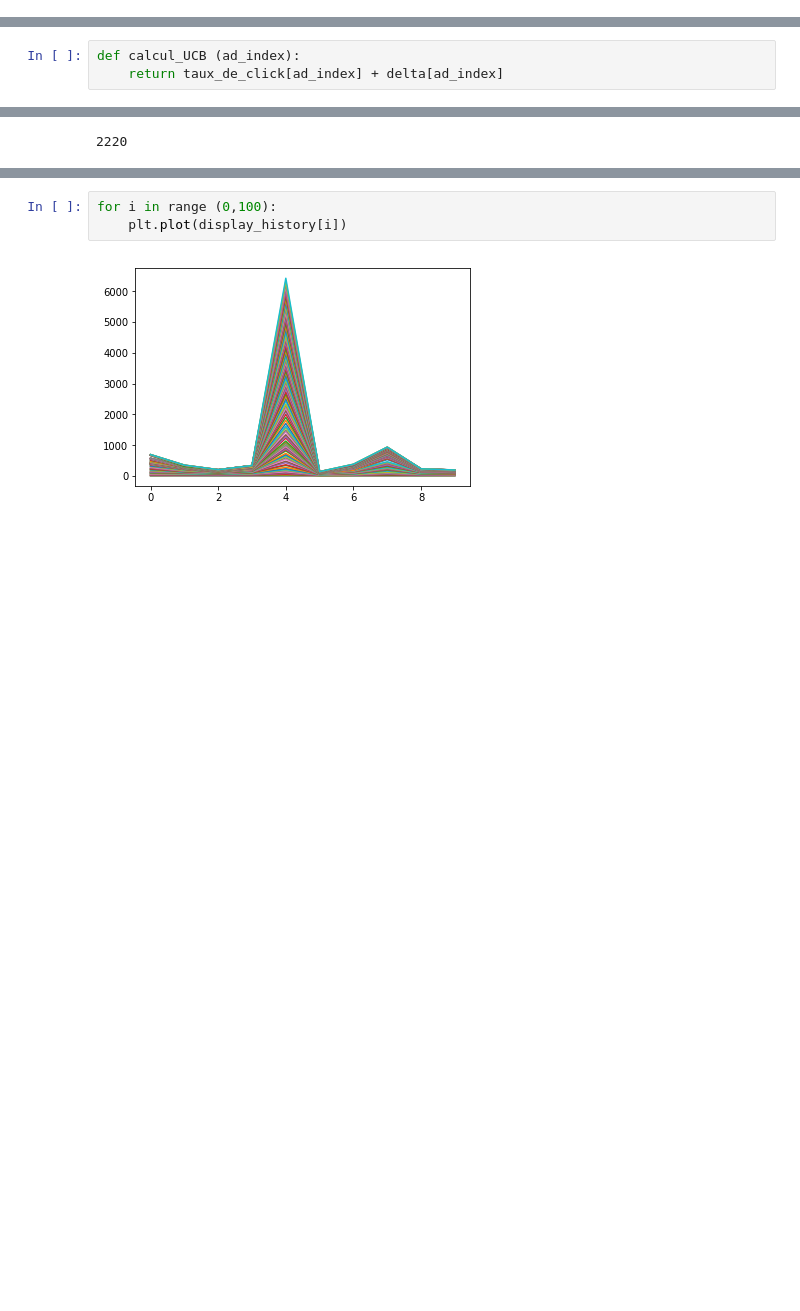
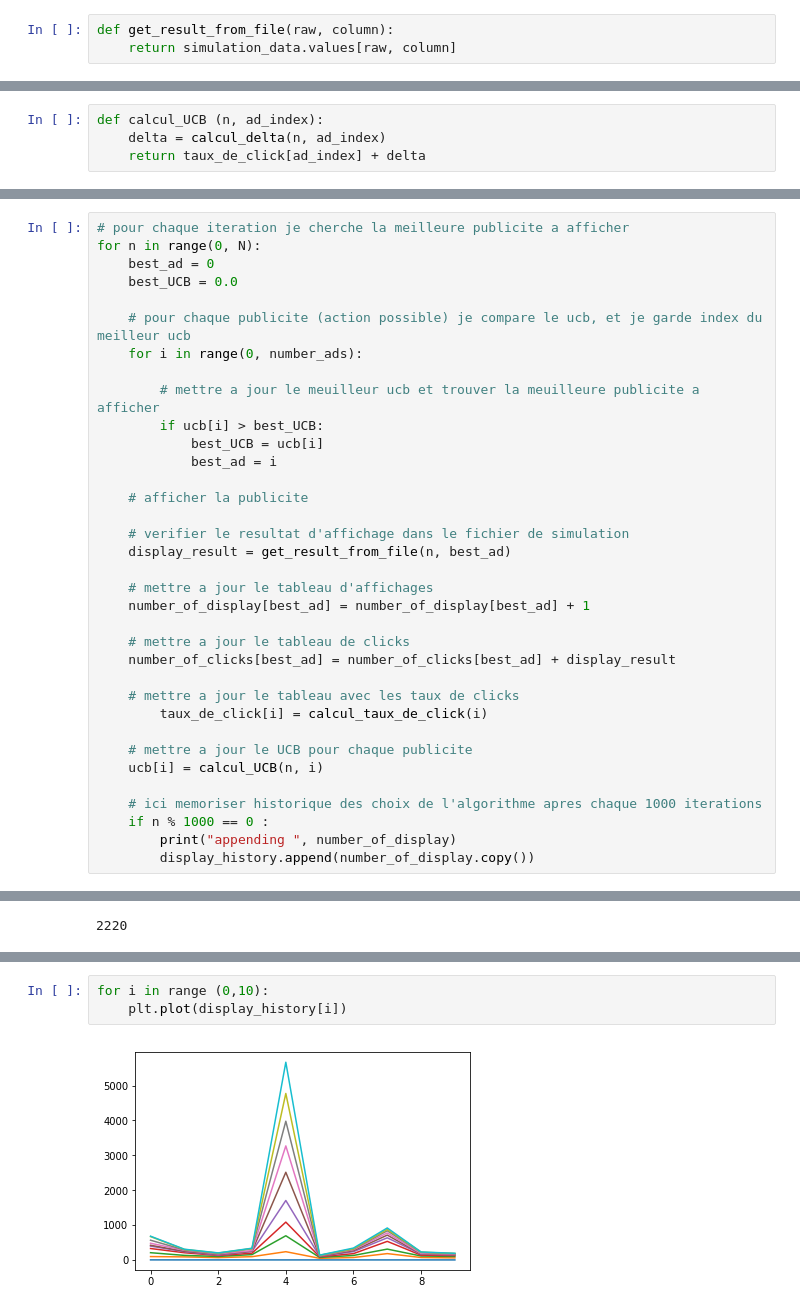
Before and after one commit to 42-AI/workshops_ml_2018, a Jupyter notebook: Semaine-9/exerciceUCB-Solution.ipynb, the cells around one changed output, grey strips where cells are left out. Drawn from its saved outputs; the diff is of its cells as text; blank space fills up the shorter version.

Commit message:
modification correction: environement, value function, initial state, current state

```diff
--- a/Semaine-9/exerciceUCB-Solution.ipynb
+++ b/Semaine-9/exerciceUCB-Solution.ipynb
@@ -38,0 +47,3 @@ def calcul_taux_de_click (ad_index):
+# %%
+def get_result_from_file(raw, column):
+    return simulation_data.values[raw, column]
@@ -43,3 +61,4 @@ def calcul_delta (n, ad_index):
 # %%
-def calcul_UCB (ad_index):
-    return taux_de_click[ad_index] + delta[ad_index]
+def calcul_UCB (n, ad_index):
+    delta = calcul_delta(n, ad_index)
+    return taux_de_click[ad_index] + delta
@@ -80,0 +71,35 @@ appending  [695, 353, 204, 339, 6428, 140, 381, 937, 231, 193]
+# %%
+# pour chaque iteration je cherche la meilleure publicite a afficher
+for n in range(0, N):
+    best_ad = 0
+    best_UCB = 0.0
+
+    # pour chaque publicite (action possible) je compare le ucb, et je garde index du meilleur ucb
+    for i in range(0, number_ads):
+
+        # mettre a jour le meuilleur ucb et trouver la meuilleure publicite a afficher
+        if ucb[i] > best_UCB:
+            best_UCB = ucb[i]
+            best_ad = i
+
+    # afficher la publicite
+
+    # verifier le resultat d'affichage dans le fichier de simulation
+    display_result = get_result_from_file(n, best_ad)
+
+    # mettre a jour le tableau d'affichages
+    number_of_display[best_ad] = number_of_display[best_ad] + 1
+
+    # mettre a jour le tableau de clicks
+    number_of_clicks[best_ad] = number_of_clicks[best_ad] + display_result
+
+    # mettre a jour le tableau avec les taux de clicks
+        taux_de_click[i] = calcul_taux_de_click(i)
+
+    # mettre a jour le UCB pour chaque publicite
+    ucb[i] = calcul_UCB(n, i)
+
+    # ici memoriser historique des choix de l'algorithme apres chaque 1000 iterations
+    if n % 1000 == 0 :
+        print("appending ", number_of_display)
+        display_history.append(number_of_display.copy())
@@ -143,5 +176,5 @@ display_history
 # %%
-for i in range (0,100):
+for i in range (0,10):
     plt.plot(display_history[i])
 # %% [output]
-[figure, old version]
+[figure, new version]
```
Also changed, not shown: parts of 25 cells of this notebook.
